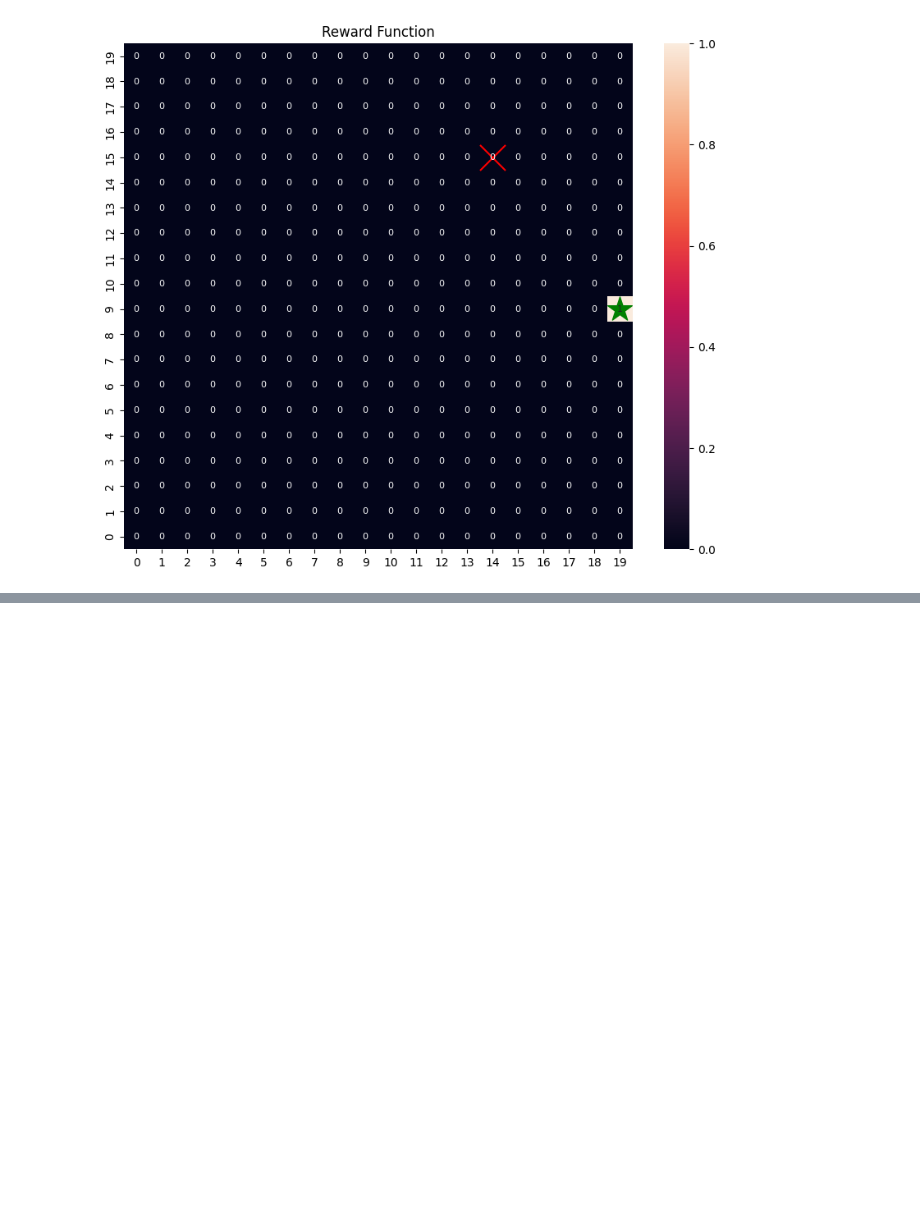
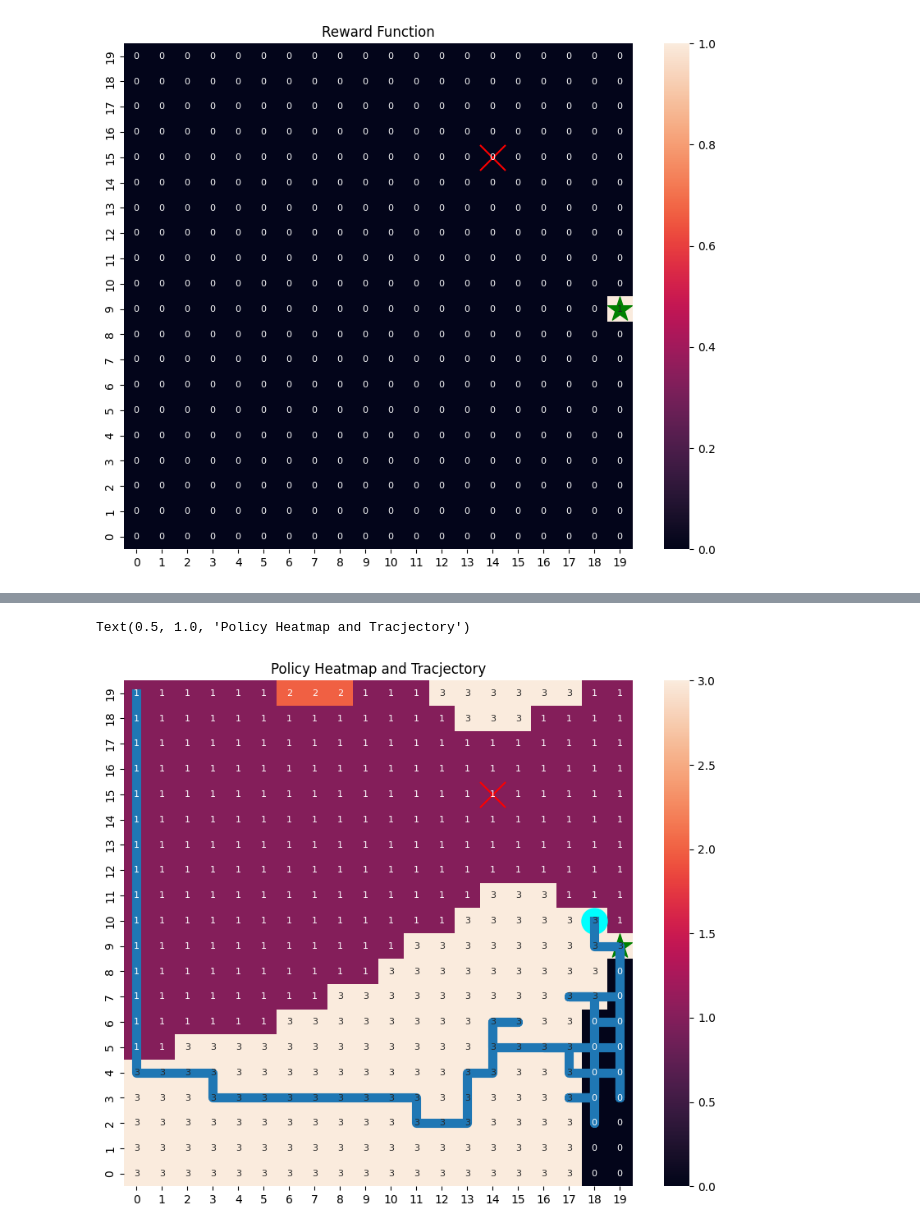
Before and after one commit to QingmuDeng/AA203-Homework, a Jupyter notebook: HW3/Value_Iter.ipynb, the cells around one changed output, grey strips where cells are left out. Cells and saved outputs as stored; diff of their text form; code cells hidden in the pictures; blank space fills up the shorter version.

```diff
--- a/HW3/Value_Iter.ipynb
+++ b/HW3/Value_Iter.ipynb
@@ -141,0 +243,23 @@ R_grid
+# %%
+x0 = np.array([19, 0]) #y, x
+
+num_iter = 100
+
+x_trj = np.zeros((num_iter+1, x0.shape[0]), dtype=int)
+x_trj[0] = x0
+
+for i in range(num_iter):
+    a = int(act_grid[*x_trj[i,:]])
+    x_trj[i+1,:] = dynamics(x_trj[i,:], a, ω_grid, n)
+
+fig, ax = plt.subplots(figsize=(10,8))
+sns.heatmap(act_grid, annot=True, annot_kws={'fontsize':8}, ax=ax)
+ax.scatter(x_goal[1]+0.5,x_goal[0]+0.5,s=500,c='g', marker='*', label='Goal')
+ax.scatter(x_eye[1]+0.5,x_eye[0]+0.5,s=500,c='r', marker='x', label='Storm Eye')
+ax.scatter(x_trj[-1,1]+0.5, x_trj[-1,0]+0.5,s=500,c='cyan', marker='o', label='Final Destination')
+ax.plot(x_trj[:,1]+0.5, x_trj[:,0]+0.5, linewidth=8)
+ax.invert_yaxis()
+ax.set_title('Policy Heatmap and Tracjectory')
+# %% [output]
+Text(0.5, 1.0, 'Policy Heatmap and Tracjectory')
+[figure, added]
```
Also changed, not shown: parts of 16 cells of this notebook, 1 other file.
